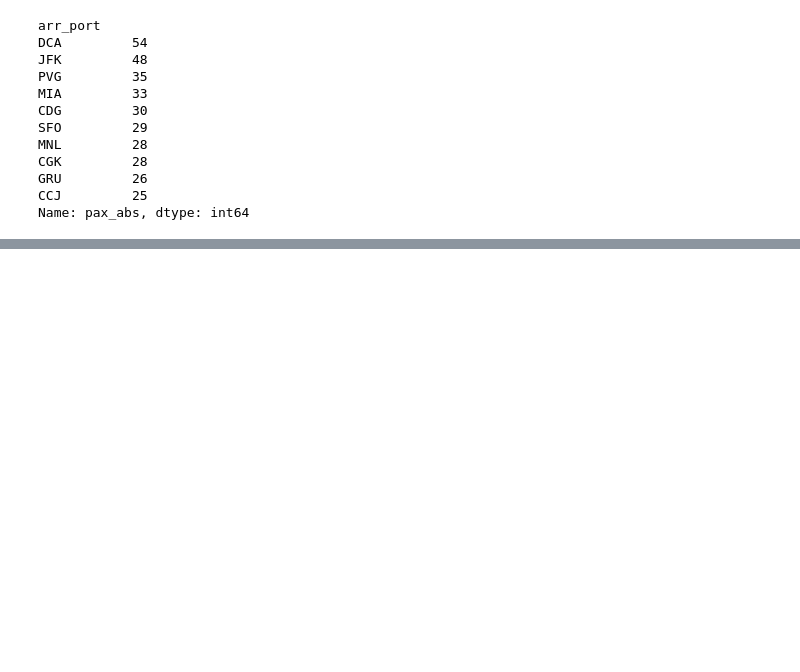
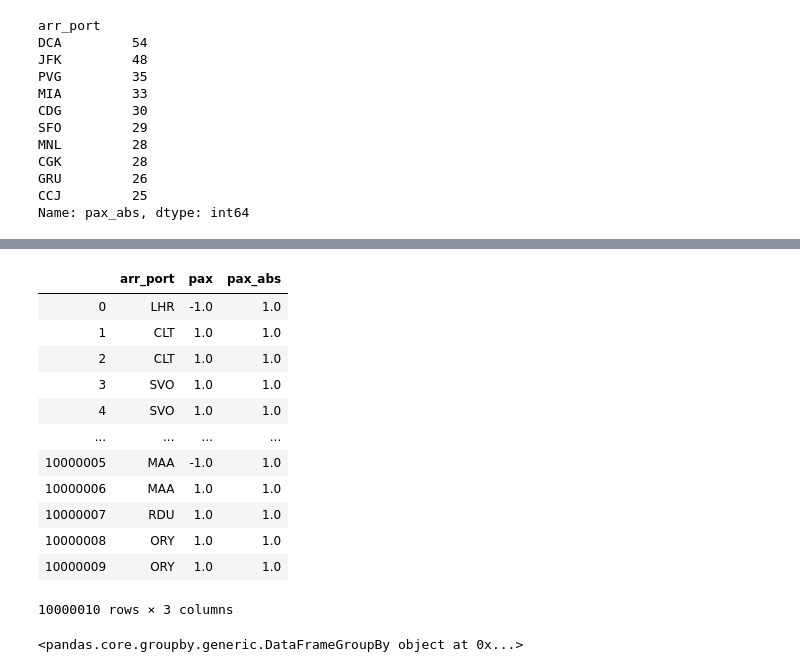
Before and after one commit to daniel-isidro/amadeus_challenge, a Jupyter notebook: amadeus_challenge.ipynb, the cells around one changed output, grey strips where cells are left out. Cells and saved outputs as stored; diff of their text form; code cells hidden in the pictures; blank space fills up the shorter version.

```diff
--- a/amadeus_challenge.ipynb
+++ b/amadeus_challenge.ipynb
@@ -222,0 +239,22 @@ df_bookings = pd.read_csv('bookings.csv.bz2', sep='^', usecols=fields)
+# %%
+df_bookings['pax_abs'] = abs(df_bookings['pax']) #new column for avoiding cancellations
+# %%
+df_bookings
+# %% [output]
+|  | arr_port | pax | pax_abs |
+| 0 | LHR | -1.0 | 1.0 |
+| 1 | CLT | 1.0 | 1.0 |
+| 2 | CLT | 1.0 | 1.0 |
+| 3 | SVO | 1.0 | 1.0 |
+| 4 | SVO | 1.0 | 1.0 |
+| ... | ... | ... | ... |
+| 10000005 | MAA | -1.0 | 1.0 |
+| 10000006 | MAA | 1.0 | 1.0 |
+| 10000007 | RDU | 1.0 | 1.0 |
+| 10000008 | ORY | 1.0 | 1.0 |
+| 10000009 | ORY | 1.0 | 1.0 |
+10000010 rows × 3 columns
+# %%
+df_bookings.groupby('arr_port')
+# %% [output]
+<pandas.core.groupby.generic.DataFrameGroupBy object at 0x...>
```
Also changed, not shown: parts of 3 cells of this notebook.
